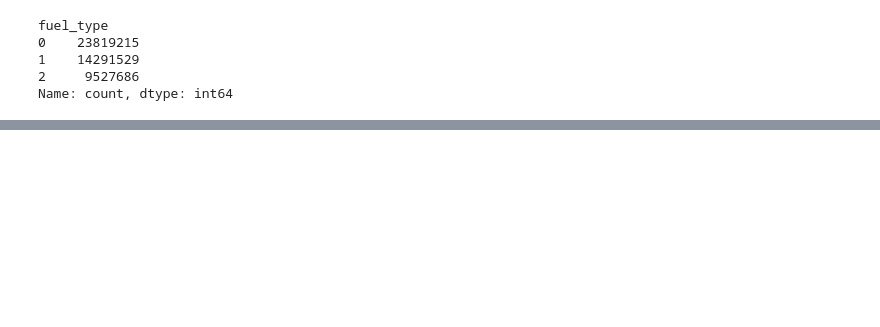
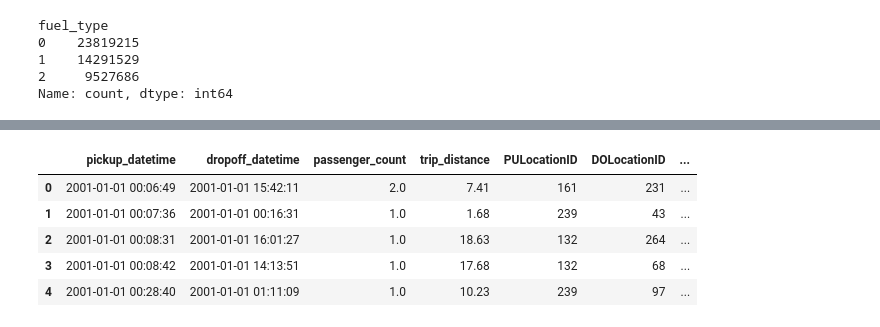
Before and after one commit to Pableren/Cab_Data_Cruise, a Jupyter notebook: Etl.ipynb, the cells around one changed output, grey strips where cells are left out. Saved outputs shown, nothing was run; the diff lists cells and outputs as text; code cells hidden in the pictures; blank space fills up the shorter version.

```diff
--- a/Etl.ipynb
+++ b/Etl.ipynb
@@ -473,3 +523,12 @@ Name: count, dtype: int64
+# %%
+taxis.head(5)
+# %% [output]
+|  | pickup_datetime | dropoff_datetime | passenger_count | trip_distance | PULocationID | DOLocationID | ... |
+| 0 | 2001-01-01 00:06:49 | 2001-01-01 15:42:11 | 2.0 | 7.41 | 161 | 231 | ... |
+| 1 | 2001-01-01 00:07:36 | 2001-01-01 00:16:31 | 1.0 | 1.68 | 239 | 43 | ... |
+| 2 | 2001-01-01 00:08:31 | 2001-01-01 16:01:27 | 1.0 | 18.63 | 132 | 264 | ... |
+| 3 | 2001-01-01 00:08:42 | 2001-01-01 14:13:51 | 1.0 | 17.68 | 132 | 68 | ... |
+| 4 | 2001-01-01 00:28:40 | 2001-01-01 01:11:09 | 1.0 | 10.23 | 239 | 97 | ... |
 # %%
 # Extraer año, trimestre, mes, día del mes, día de la semana y hora
 #taxis['year'] = taxis['pickup_datetime'].dt.year
```
Also changed, not shown: parts of 15 cells of this notebook.
